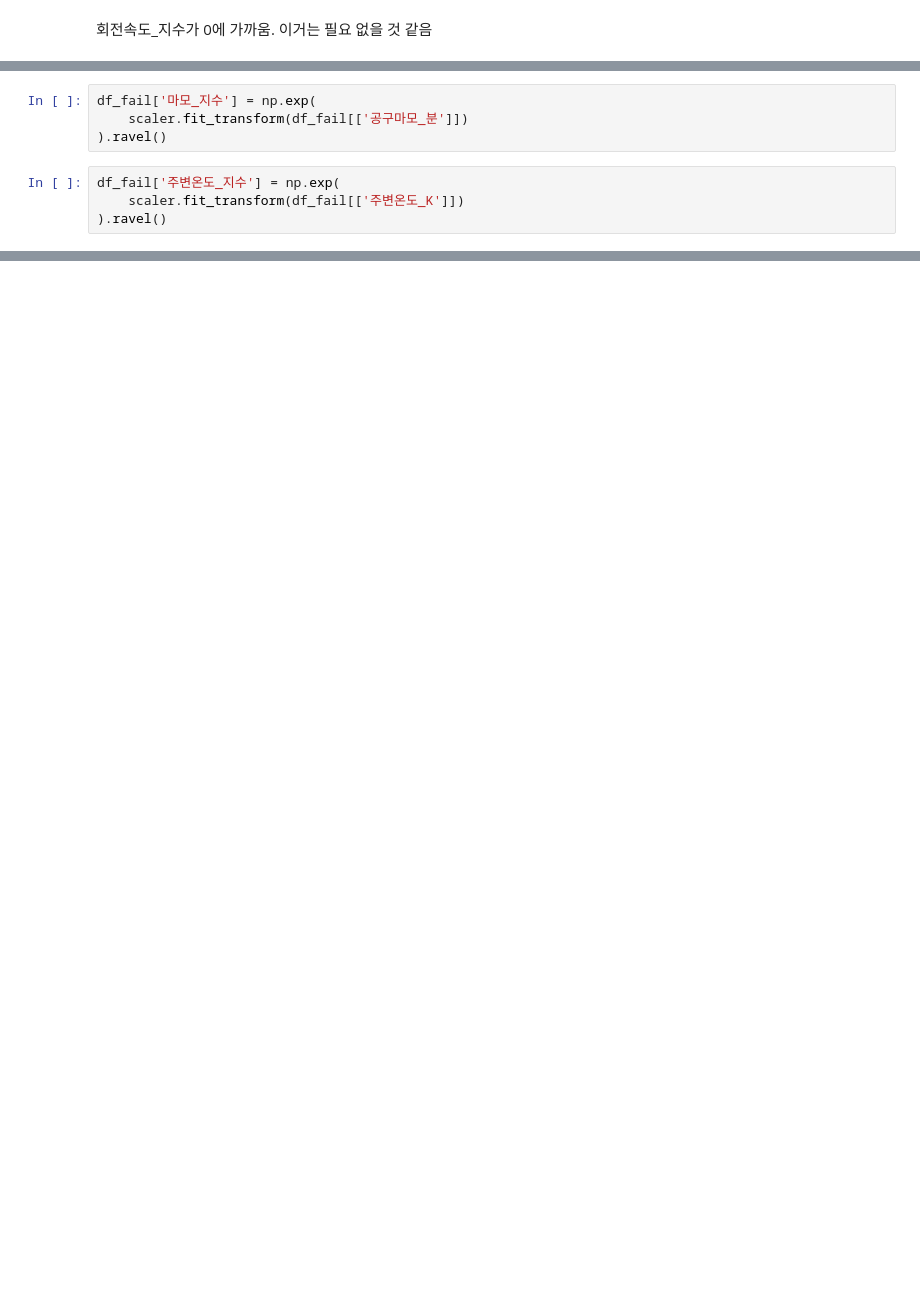
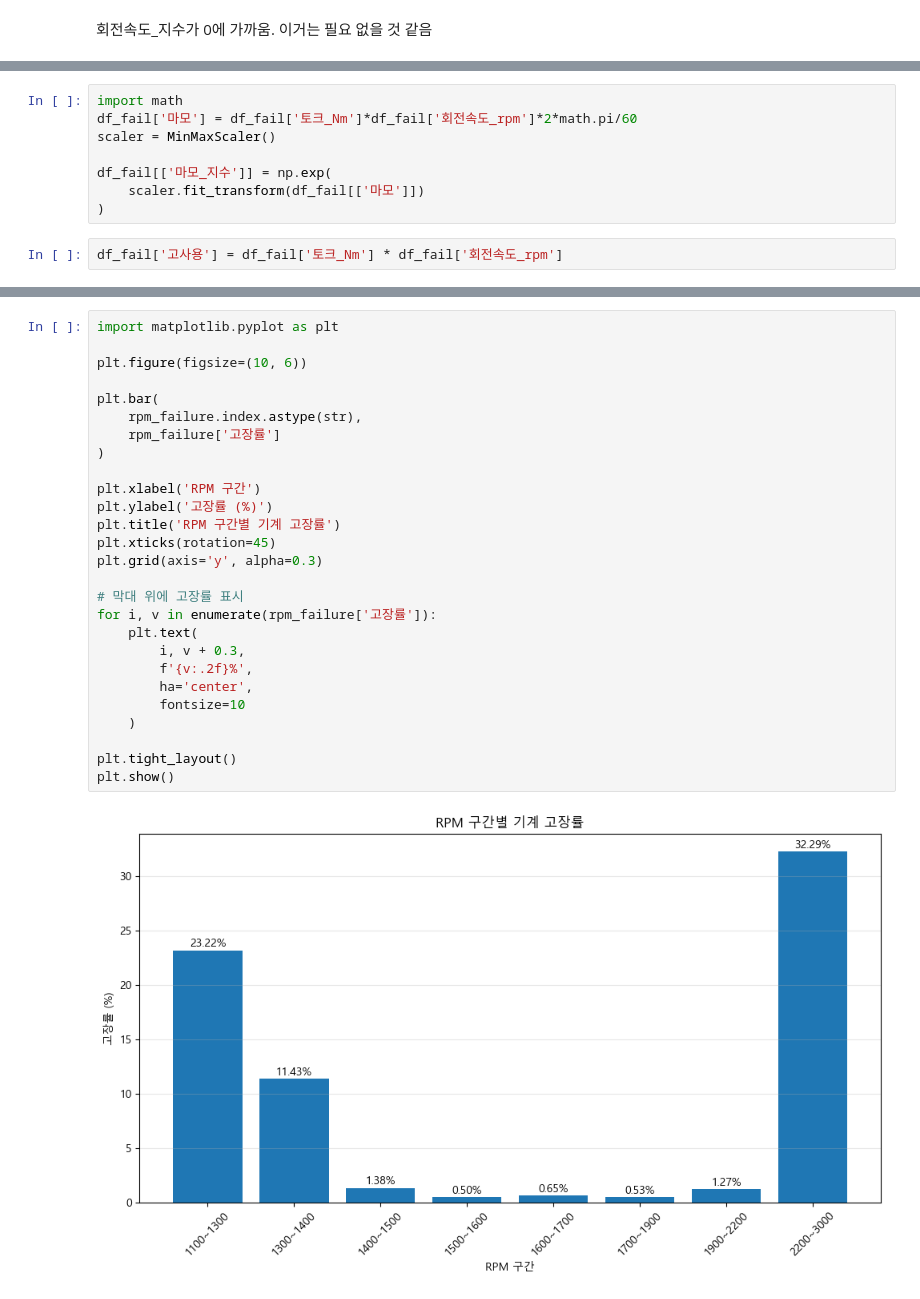
Before and after one commit to parkjunsu3321/Milling_Machine_Predictive, a Jupyter notebook: EDA/EDA.ipynb, the cells around one changed output, grey strips where cells are left out. Drawn from its saved outputs; the diff is of its cells as text; blank space fills up the shorter version.

```diff
--- a/EDA/EDA.ipynb
+++ b/EDA/EDA.ipynb
@@ -158,8 +141,0 @@ df_fail = df_fail.drop(columns='회전속도_지수')
-# %%
-df_fail['마모_지수'] = np.exp(
-    scaler.fit_transform(df_fail[['공구마모_분']])
-).ravel()
-# %%
-df_fail['주변온도_지수'] = np.exp(
-    scaler.fit_transform(df_fail[['주변온도_K']])
-).ravel()
@@ -186,0 +142,10 @@ plt.show()
+# %%
+import math
+df_fail['마모'] = df_fail['토크_Nm']*df_fail['회전속도_rpm']*2*math.pi/60
+scaler = MinMaxScaler()
+
+df_fail[['마모_지수']] = np.exp(
+    scaler.fit_transform(df_fail[['마모']])
+)
+# %%
+df_fail['고사용'] = df_fail['토크_Nm'] * df_fail['회전속도_rpm']
@@ -186,0 +232,29 @@ plt.show()
+# %%
+import matplotlib.pyplot as plt
+
+plt.figure(figsize=(10, 6))
+
+plt.bar(
+    rpm_failure.index.astype(str),
+    rpm_failure['고장률']
+)
+
+plt.xlabel('RPM 구간')
+plt.ylabel('고장률 (%)')
+plt.title('RPM 구간별 기계 고장률')
+plt.xticks(rotation=45)
+plt.grid(axis='y', alpha=0.3)
+
+# 막대 위에 고장률 표시
+for i, v in enumerate(rpm_failure['고장률']):
+    plt.text(
+        i, v + 0.3,
+        f'{v:.2f}%',
+        ha='center',
+        fontsize=10
+    )
+
+plt.tight_layout()
+plt.show()
+# %% [output]
+[figure, added]
```
Also changed, not shown: parts of 25 cells of this notebook.
